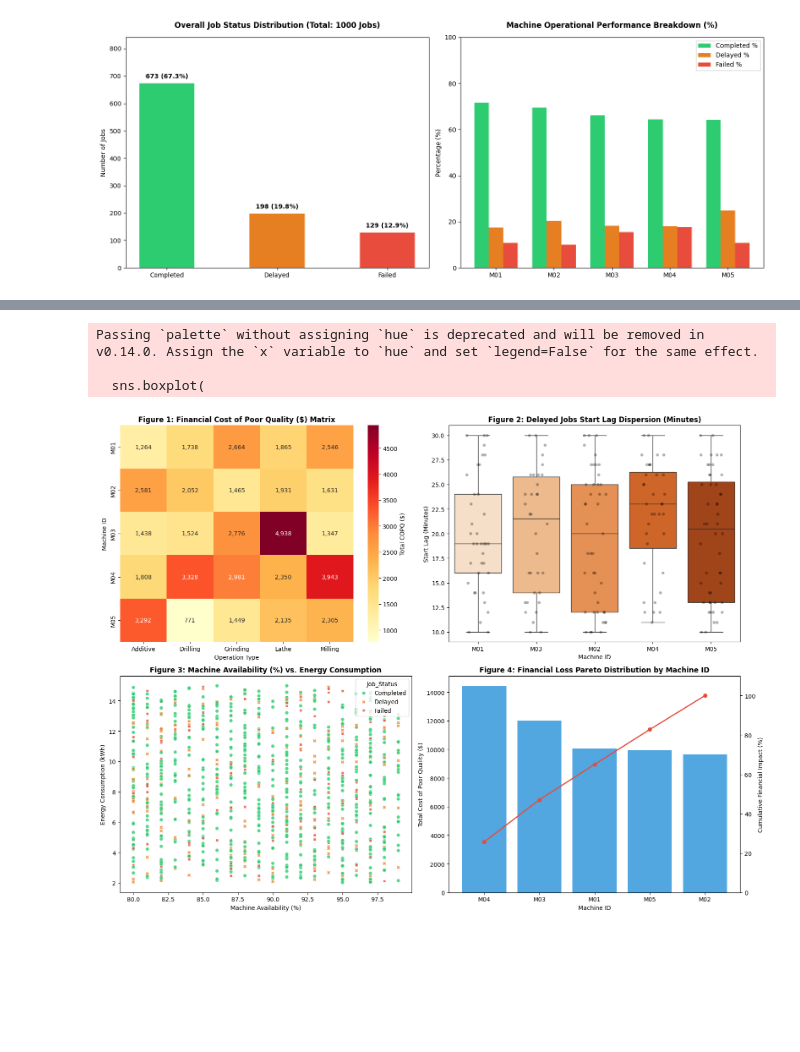
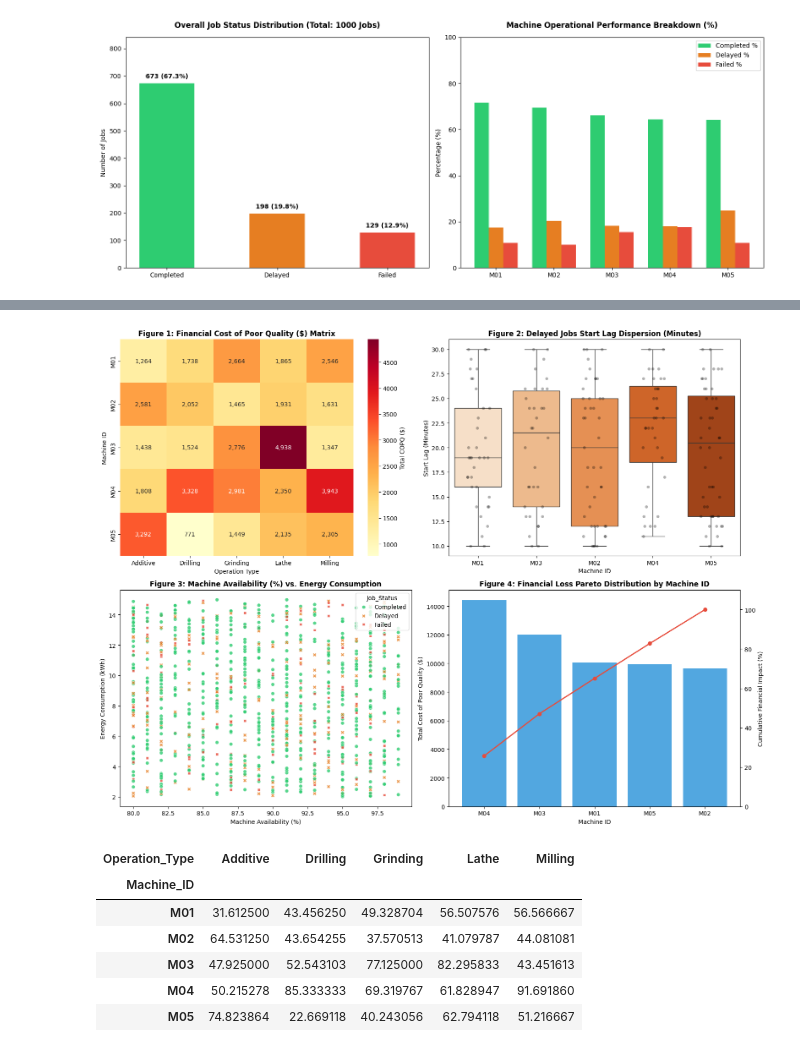
Before and after one commit to Alaaeldinaly/manufacturing-variance-analysis, a Jupyter notebook: manufacturing_variance_analysis.ipynb, the cells around one changed output, grey strips where cells are left out. Saved outputs shown, nothing was run; the diff lists cells and outputs as text; code cells hidden in the pictures; blank space fills up the shorter version.

```diff
--- a/manufacturing_variance_analysis.ipynb
+++ b/manufacturing_variance_analysis.ipynb
@@ -753,8 +770,10 @@ sns.boxplot(
     data=delayed_df,
     x='Machine_ID',
     y='Start_Lag_Minutes',
+    hue='Machine_ID', # Added this line to resolve FutureWarning
     ax=axes[0, 1],
     palette='Oranges',
+    legend=False       # Added this line to resolve FutureWarning
 )
 sns.stripplot(
     data=delayed_df,
@@ -803,34 +822,42 @@ machine_costs = df.groupby('Machine_ID')['COPQ_Dollars'].sum().sort_values(
 cum_pct = (machine_costs.cumsum() / machine_costs.sum()) * 100
 
 ax4_bar = axes[1, 1]
 ax4_line = ax4_bar.twinx()
 
 ax4_bar.bar(
     machine_costs.index, machine_costs.values, color='#3498db', alpha=0.85
 )
 ax4_line.plot(
     machine_costs.index,
     cum_pct.values,
     color='#e74c3c',
     marker='o',
     linewidth=2,
 )
 
 ax4_bar.set_title(
     'Figure 4: Financial Loss Pareto Distribution by Machine ID',
     fontsize=12,
     fontweight='bold',
 )
 ax4_bar.set_xlabel('Machine ID', fontsize=10)
 ax4_bar.set_ylabel('Total Cost of Poor Quality ($)', fontsize=10)
 ax4_line.set_ylabel('Cumulative Financial Impact (%)', fontsize=10)
 ax4_line.set_ylim(0, 110)
 
 plt.tight_layout()
 plt.savefig('advanced_manufacturing_diagnostics.png', dpi=300)
 plt.show()
 # %% [output]
-Passing `palette` without assigning `hue` is deprecated and will be removed in v0.14.0. Assign the `x` variable to `hue` and set `legend=False` for the same effect.
-
-  sns.boxplot(
-[figure, old version]
+[figure, new version]
+# %%
+average_copq = df.groupby(['Machine_ID', 'Operation_Type'])['COPQ_Dollars'].mean().unstack()
+display(average_copq)
+# %% [output]
+| Operation_Type | Additive | Drilling | Grinding | Lathe | Milling |
+| Machine_ID |  |  |  |  |  |
+| M01 | 31.612500 | 43.456250 | 49.328704 | 56.507576 | 56.566667 |
+| M02 | 64.531250 | 43.654255 | 37.570513 | 41.079787 | 44.081081 |
+| M03 | 47.925000 | 52.543103 | 77.125000 | 82.295833 | 43.451613 |
+| M04 | 50.215278 | 85.333333 | 69.319767 | 61.828947 | 91.691860 |
+| M05 | 74.823864 | 22.669118 | 40.243056 | 62.794118 | 51.216667 |
```
Also changed, not shown: parts of 10 cells of this notebook.
